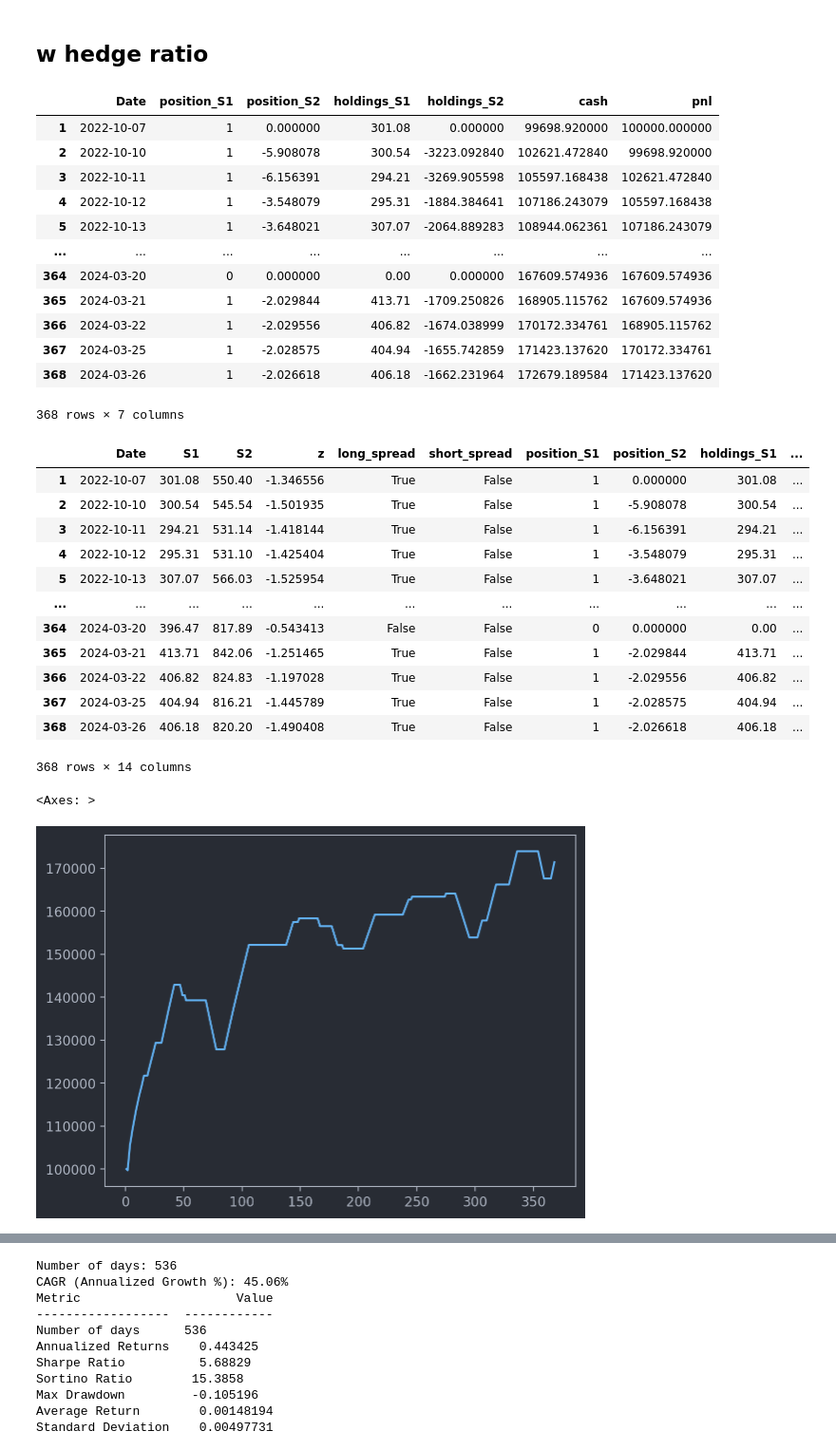
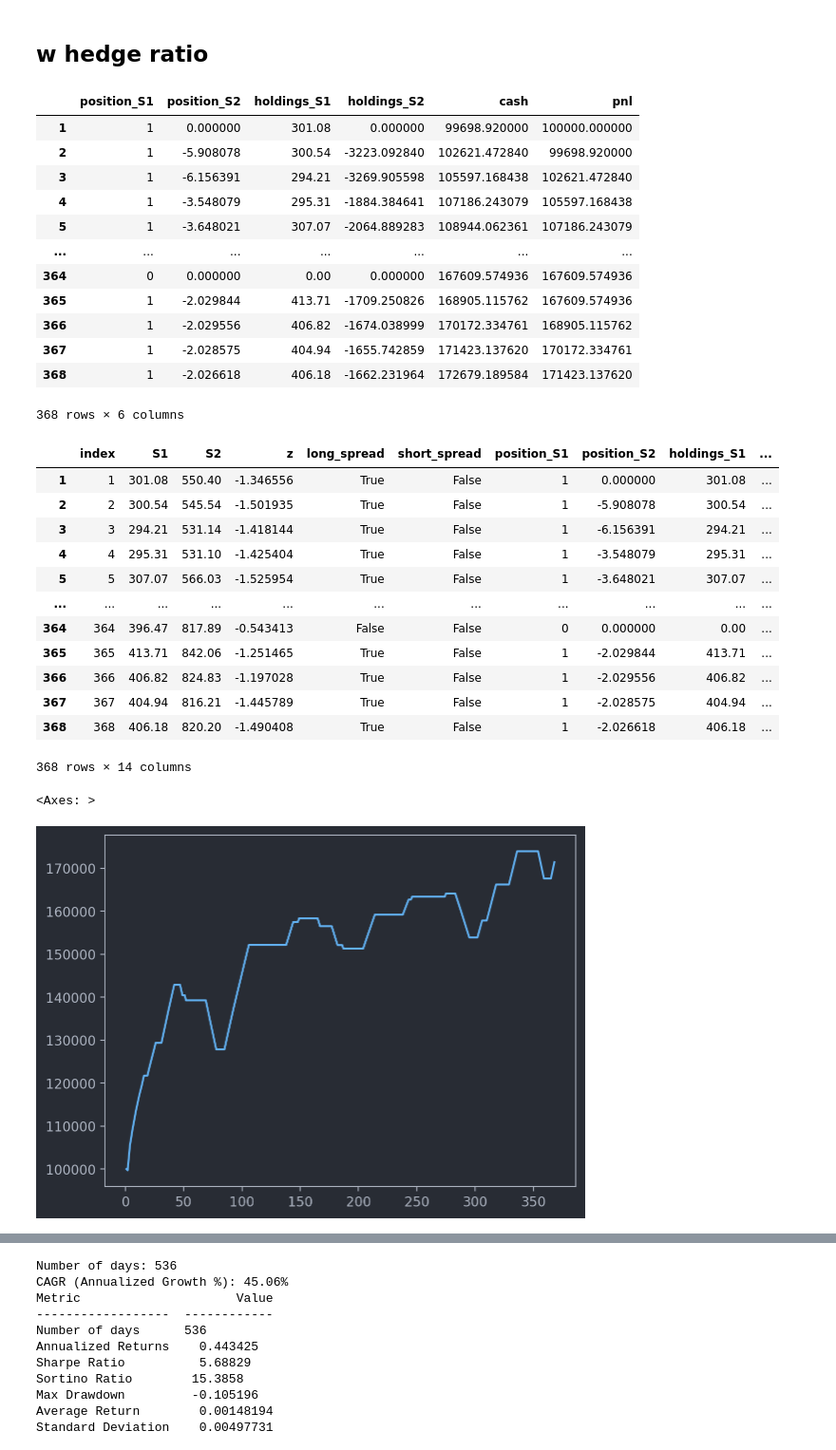
Before and after one commit to DarienNouri/Trading-Strategy-Project, a Jupyter notebook: strategies/backtesting/scratch/backtest_dev_03.ipynb, the cells around one changed output, grey strips where cells are left out. Shown at 95% size. Drawn from its saved outputs; the diff is of its cells as text; code cells hidden in the pictures.

```diff
--- a/strategies/backtesting/scratch/backtest_dev_03.ipynb
+++ b/strategies/backtesting/scratch/backtest_dev_03.ipynb
@@ -701,7 +673,7 @@ with open('config.pkl', 'rb') as f:
 data_backtest = pd.DataFrame()
 # config.X_test = config.X_test.reset_index()
 data_backtest.index = config.X_test.index
-# data_backtest['Date'] = config.X_test.index
+data_backtest['Date'] = config.X_test.index
 data_backtest['S1'] = config.X_test['Adj Close_S1']
 data_backtest['S2'] = config.X_test['Adj Close_S2']
 data_backtest['z'] = config.y_pred
@@ -1093,59 +1056,59 @@ for i in range(1, len(data_backtest)):
         data_backtest.at[i, 'position_S2'] = -hedge_ratio  # Short S2 with hedge ratio
     elif data_backtest.iloc[i]['short_spread']:
         data_backtest.at[i, 'position_S1'] = -1  # Short S1
         data_backtest.at[i, 'position_S2'] = hedge_ratio  # Buy S2 with hedge ratio
 
     # Update holdings in cash for S1 and S2
     data_backtest.at[i, 'holdings_S1'] = data_backtest.iloc[i]['position_S1'] * data_backtest.iloc[i]['S1']
     data_backtest.at[i, 'holdings_S2'] = data_backtest.iloc[i]['position_S2'] * data_backtest.iloc[i]['S2']
 
     # Calculate cash balance after trades
     data_backtest.at[i, 'cash'] = data_backtest.iloc[i - 1]['cash'] \
         - data_backtest.iloc[i]['holdings_S1'] \
         - data_backtest.iloc[i]['holdings_S2']
 
     # Calculate Net Exposure
     data_backtest.at[i, 'net_exposure'] = data_backtest.iloc[i]['holdings_S1'] + data_backtest.iloc[i]['holdings_S2']
 
 
     # Calculate the PnL (cash + holdings)
     data_backtest.at[i, 'pnl'] = data_backtest.iloc[i]['cash'] \
         + data_backtest.iloc[i]['holdings_S1'] \
         + data_backtest.iloc[i]['holdings_S2']
 
 data_backtest = data_backtest.loc[1:]
 
 # Display the results
-display(data_backtest[['Date', 'position_S1', 'position_S2', 'holdings_S1', 'holdings_S2', 'cash', 'pnl']])
+display(data_backtest[[ 'position_S1', 'position_S2', 'holdings_S1', 'holdings_S2', 'cash', 'pnl']])
 
 display(data_backtest)
 data_backtest.pnl.plot()
 # %% [output]
-|  | Date | position_S1 | position_S2 | holdings_S1 | holdings_S2 | cash | pnl |
-| 1 | 2022-10-07 | 1 | 0.000000 | 301.08 | 0.000000 | 99698.920000 | 100000.000000 |
-| 2 | 2022-10-10 | 1 | -5.908078 | 300.54 | -3223.092840 | 102621.472840 | 99698.920000 |
-| 3 | 2022-10-11 | 1 | -6.156391 | 294.21 | -3269.905598 | 105597.168438 | 102621.472840 |
-| 4 | 2022-10-12 | 1 | -3.548079 | 295.31 | -1884.384641 | 107186.243079 | 105597.168438 |
-| 5 | 2022-10-13 | 1 | -3.648021 | 307.07 | -2064.889283 | 108944.062361 | 107186.243079 |
-| ... | ... | ... | ... | ... | ... | ... | ... |
-| 364 | 2024-03-20 | 0 | 0.000000 | 0.00 | 0.000000 | 167609.574936 | 167609.574936 |
-| 365 | 2024-03-21 | 1 | -2.029844 | 413.71 | -1709.250826 | 168905.115762 | 167609.574936 |
-| 366 | 2024-03-22 | 1 | -2.029556 | 406.82 | -1674.038999 | 170172.334761 | 168905.115762 |
-| 367 | 2024-03-25 | 1 | -2.028575 | 404.94 | -1655.742859 | 171423.137620 | 170172.334761 |
-| 368 | 2024-03-26 | 1 | -2.026618 | 406.18 | -1662.231964 | 172679.189584 | 171423.137620 |
+|  | position_S1 | position_S2 | holdings_S1 | holdings_S2 | cash | pnl |
+| 1 | 1 | 0.000000 | 301.08 | 0.000000 | 99698.920000 | 100000.000000 |
+| 2 | 1 | -5.908078 | 300.54 | -3223.092840 | 102621.472840 | 99698.920000 |
+| 3 | 1 | -6.156391 | 294.21 | -3269.905598 | 105597.168438 | 102621.472840 |
+| 4 | 1 | -3.548079 | 295.31 | -1884.384641 | 107186.243079 | 105597.168438 |
+| 5 | 1 | -3.648021 | 307.07 | -2064.889283 | 108944.062361 | 107186.243079 |
+| ... | ... | ... | ... | ... | ... | ... |
+| 364 | 0 | 0.000000 | 0.00 | 0.000000 | 167609.574936 | 167609.574936 |
+| 365 | 1 | -2.029844 | 413.71 | -1709.250826 | 168905.115762 | 167609.574936 |
+| 366 | 1 | -2.029556 | 406.82 | -1674.038999 | 170172.334761 | 168905.115762 |
+| 367 | 1 | -2.028575 | 404.94 | -1655.742859 | 171423.137620 | 170172.334761 |
+| 368 | 1 | -2.026618 | 406.18 | -1662.231964 | 172679.189584 | 171423.137620 |
-368 rows × 7 columns
+368 rows × 6 columns
-|  | Date | S1 | S2 | z | long_spread | short_spread | position_S1 | position_S2 | holdings_S1 | ... |
-| 1 | 2022-10-07 | 301.08 | 550.40 | -1.346556 | True | False | 1 | 0.000000 | 301.08 | ... |
-| 2 | 2022-10-10 | 300.54 | 545.54 | -1.501935 | True | False | 1 | -5.908078 | 300.54 | ... |
-| 3 | 2022-10-11 | 294.21 | 531.14 | -1.418144 | True | False | 1 | -6.156391 | 294.21 | ... |
-| 4 | 2022-10-12 | 295.31 | 531.10 | -1.425404 | True | False | 1 | -3.548079 | 295.31 | ... |
-| 5 | 2022-10-13 | 307.07 | 566.03 | -1.525954 | True | False | 1 | -3.648021 | 307.07 | ... |
+|  | index | S1 | S2 | z | long_spread | short_spread | position_S1 | position_S2 | holdings_S1 | ... |
+| 1 | 1 | 301.08 | 550.40 | -1.346556 | True | False | 1 | 0.000000 | 301.08 | ... |
+| 2 | 2 | 300.54 | 545.54 | -1.501935 | True | False | 1 | -5.908078 | 300.54 | ... |
+| 3 | 3 | 294.21 | 531.14 | -1.418144 | True | False | 1 | -6.156391 | 294.21 | ... |
+| 4 | 4 | 295.31 | 531.10 | -1.425404 | True | False | 1 | -3.548079 | 295.31 | ... |
+| 5 | 5 | 307.07 | 566.03 | -1.525954 | True | False | 1 | -3.648021 | 307.07 | ... |
 | ... | ... | ... | ... | ... | ... | ... | ... | ... | ... | ... |
-| 364 | 2024-03-20 | 396.47 | 817.89 | -0.543413 | False | False | 0 | 0.000000 | 0.00 | ... |
-| 365 | 2024-03-21 | 413.71 | 842.06 | -1.251465 | True | False | 1 | -2.029844 | 413.71 | ... |
-| 366 | 2024-03-22 | 406.82 | 824.83 | -1.197028 | True | False | 1 | -2.029556 | 406.82 | ... |
-| 367 | 2024-03-25 | 404.94 | 816.21 | -1.445789 | True | False | 1 | -2.028575 | 404.94 | ... |
-| 368 | 2024-03-26 | 406.18 | 820.20 | -1.490408 | True | False | 1 | -2.026618 | 406.18 | ... |
+| 364 | 364 | 396.47 | 817.89 | -0.543413 | False | False | 0 | 0.000000 | 0.00 | ... |
+| 365 | 365 | 413.71 | 842.06 | -1.251465 | True | False | 1 | -2.029844 | 413.71 | ... |
+| 366 | 366 | 406.82 | 824.83 | -1.197028 | True | False | 1 | -2.029556 | 406.82 | ... |
+| 367 | 367 | 404.94 | 816.21 | -1.445789 | True | False | 1 | -2.028575 | 404.94 | ... |
+| 368 | 368 | 406.18 | 820.20 | -1.490408 | True | False | 1 | -2.026618 | 406.18 | ... |
 368 rows × 14 columns
 <Axes: >
 [figure]
```
Also changed, not shown: parts of 9 cells of this notebook.
